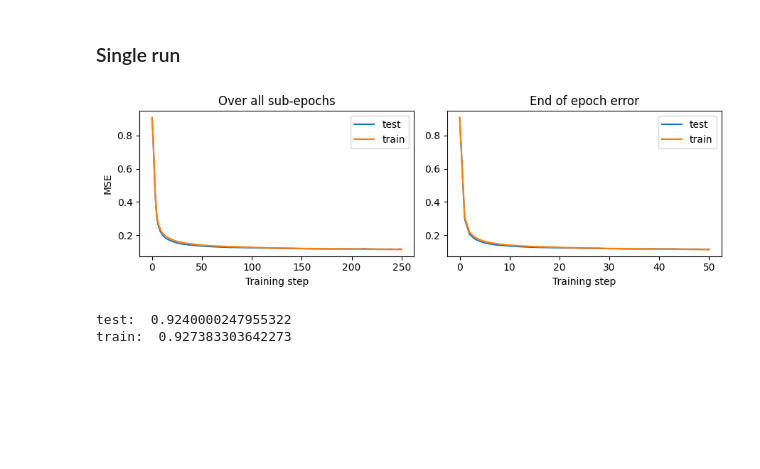
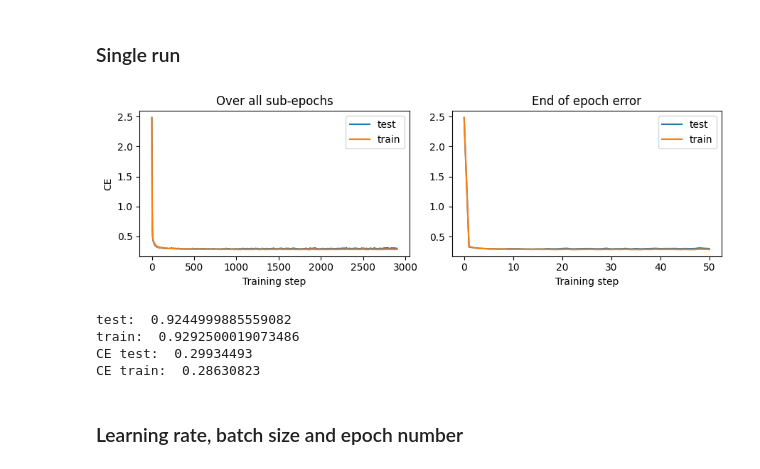
Before and after one commit to jonatanwins/Project3_FYS_STK4155, a Jupyter notebook: Runs/a_multinomial.ipynb, the cells around one changed output. Cells and saved outputs as stored; diff of their text form; code cells hidden in the pictures; blank space fills up the shorter version.

```diff
--- a/Runs/a_multinomial.ipynb
+++ b/Runs/a_multinomial.ipynb
@@ -35,50 +37,79 @@ plt.show()
 ### Single run
 # %%
 def single_run(X_train, X_test, y_train, y_test,
-               lr, lam, epochs=300, batches=5,
-               plot_or_not=False, result_filepath=None):
+               lr, lam, epochs=300, batch_size=32,
+               plot_or_not=False, result_filepath=None, store_params=False):
+
     """
     Performs a training with the given parameters
 
     Returns result, including the final accuracy scores
     """
 
     # Initialise beta and create the model
     beta0 = softmax_beta_init(input_shape=X_train.shape[1], output_shape=y_train.shape[1])
     model = softmax_model
 
     # Create gradient from loss function. Ridge loss lets us use MSE by lam=0
     loss_func = jit(cross_entropy_loss_method(model=model, lam=lam))
     loss_grad = jit(grad(loss_func))
 
-    # MSE loss function for evaluation
-    test_func = jit(MSELoss_method(model))
+    # (usually MSE) loss function for evaluation
+    if plot_or_not:
+        test_func = jit(MSELoss_method(model))
+        test_func = loss_func
+    else:
+        test_func = None
 
     # Perform training. We use adam, add the test index
-    result = SGD_adam(X_train, y_train, X_test, y_test, grad_method=loss_grad,beta0=beta0, n_epochs=epochs,
+    result = SGD_adam(X_train, y_train, X_test, y_test,
+                      grad_method=loss_grad,beta0=beta0,
+                      n_epochs=epochs, batch_size=batch_size,
                       test_loss_func= test_func, lr=lr)
 
+    # Plot if wanted ...
     if plot_or_not:
-        plot_test_results(result["test_loss_list"], result["train_loss_list"], 5, ylabel="MSE")
+        n_batches = int(y_train.shape[0] / batch_size)
+        plot_test_results(result["test_loss_list"], result["train_loss_list"], n_batches, ylabel="CE")
 
     # Add accuracy scores
-    result["test_accuracy"] = accuracy_func(model, result["beta_final"], X_test, y_test)
+    result["test_accuracy"]  = accuracy_func(model, result["beta_final"], X_test, y_test)
     result["train_accuracy"] = accuracy_func(model, result["beta_final"], X_train, y_train)
+    # Also store the model for potential later use
+    result["model"] = model
 
-    # Also store the model for later use
-    result["model"] = model
+    # Store the result to given file
+    if result_filepath:
+        _list_to_store = [{"test_accuracy"     : result["test_accuracy"],
+                           "train_accuracy"    : result["train_accuracy"],
+                           "lr"                : lr,
+                           "lam"               : lam,
+                           "epochs"            : epochs,
+                           "batch_size"        : batch_size}]
+        if store_params:
+            _list_to_store[0]["beta_final"] = {key: value.tolist() for key, value in result["beta_final"].items()}
+        append_run_to_file(result_filepath, _list_to_store)
 
     return result
 
-epochs  = 50
-batches = 20
+
+## A demonstration
+epochs = 50
+batch_size = 1024
 result = single_run(X_train, X_test, y_train, y_test,
-                    lr=0.01, lam=0.0001, epochs=epochs, batches=batches,
-                    plot_or_not=True)
+                    lr=0.01, lam=0.0001, epochs=epochs, batch_size=batch_size,
+                    plot_or_not=True, result_filepath="test.json")
 
 print("test: ", result["test_accuracy"])
 print("train: ", result["train_accuracy"])
+
+print("CE test: ", result["test_loss_list"][-1])
+print("CE train: ", result["train_loss_list"][-1])
 # %% [output]
-[figure, old version]
+[figure, new version]
-test:  0.9240000247955322
-train:  0.927383303642273
+test:  0.9244999885559082
+train:  0.9292500019073486
+CE test:  0.29934493
+CE train:  0.28630823
+# %% [markdown]
+### Learning rate, batch size and epoch number
```
Also changed, not shown: parts of 1 cell of this notebook.
